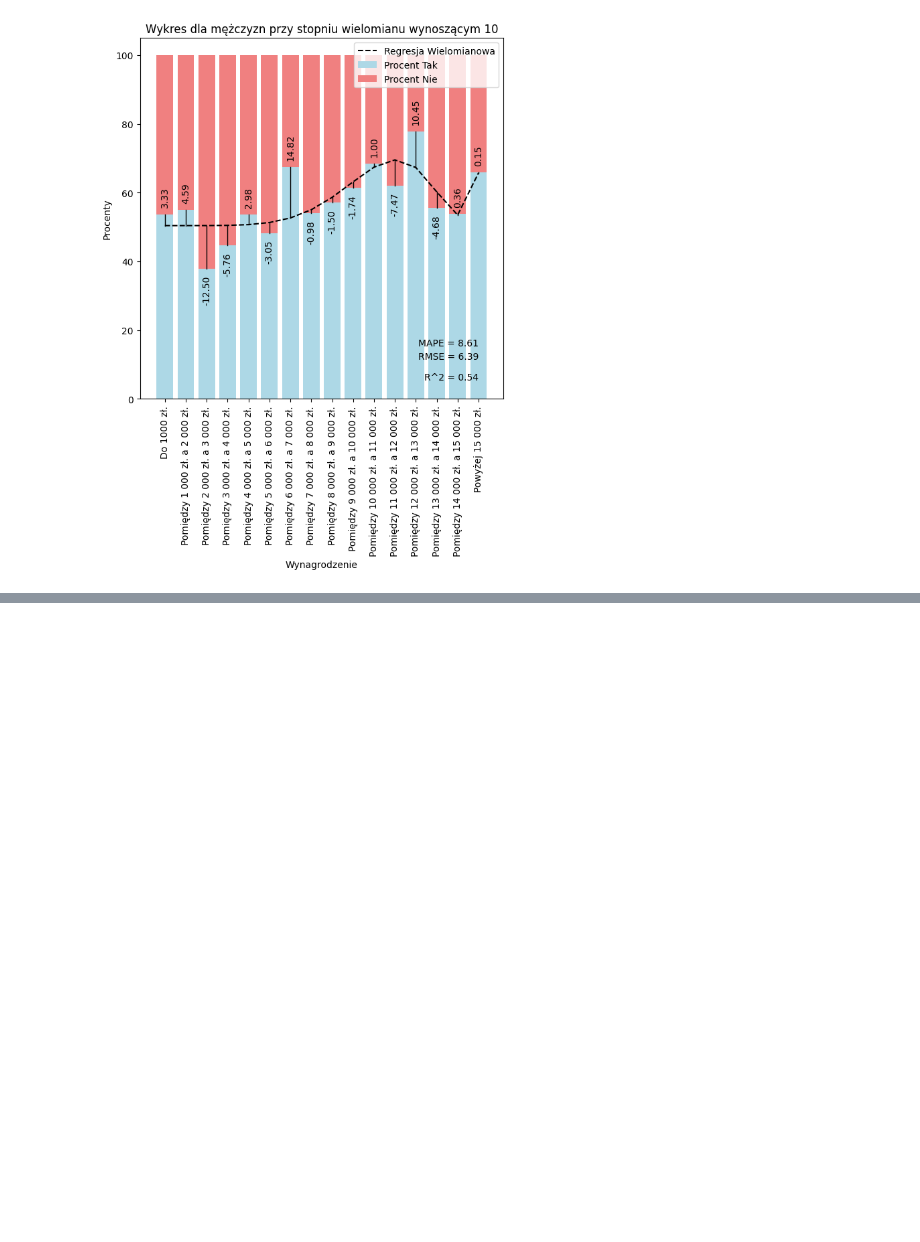
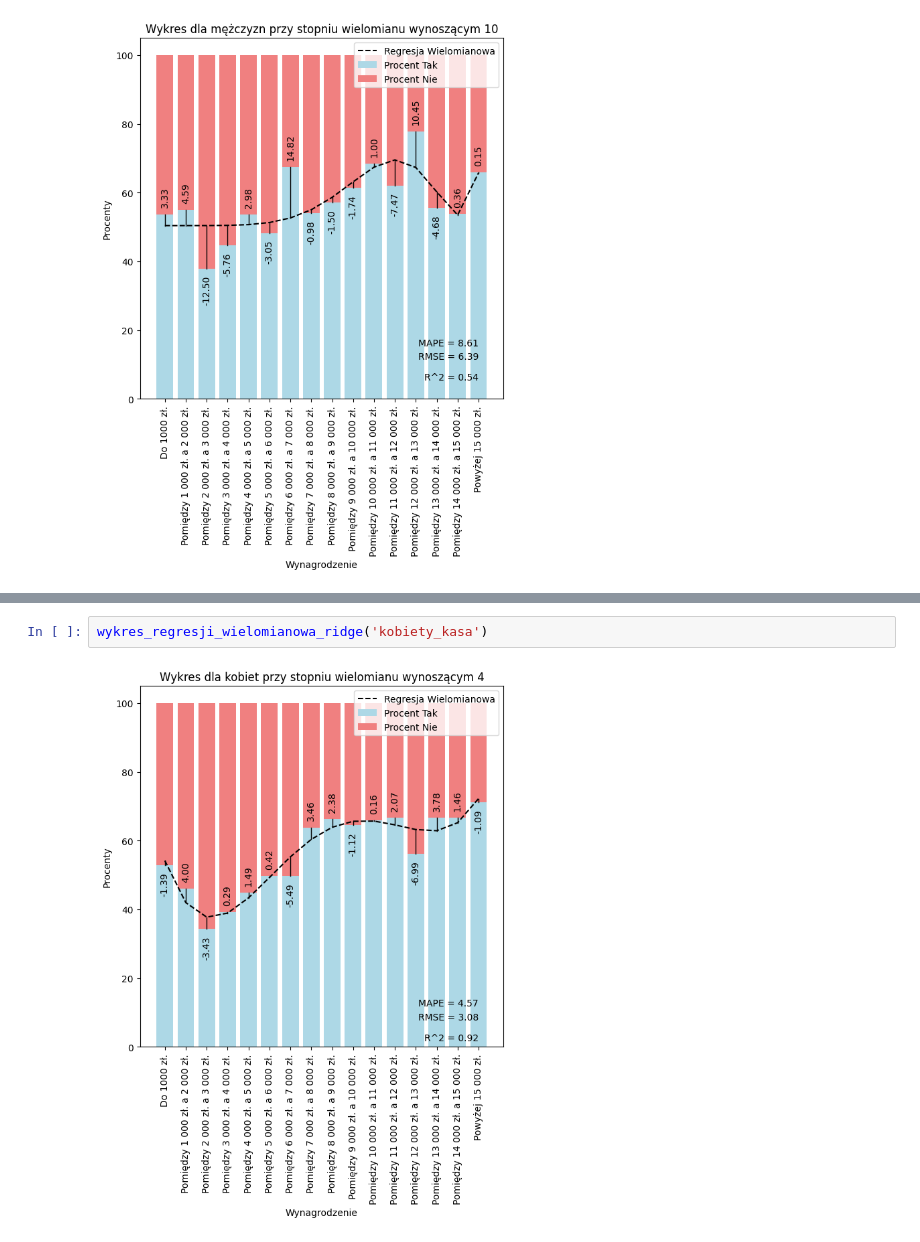
Before and after one commit to oskar-kaluza-pjatk/1_semestr_EWD_Prezentacja, a Jupyter notebook: EWD_prezentacja.ipynb, the cells around one changed output, grey strips where cells are left out. Cells and saved outputs as stored; diff of their text form; blank space fills up the shorter version.

```diff
--- a/EWD_prezentacja.ipynb
+++ b/EWD_prezentacja.ipynb
@@ -472,0 +542,4 @@ wykres_regresji_wielomianowej('mezczyzna_kasa')
+# %%
+wykres_regresji_wielomianowa_ridge('kobiety_kasa')
+# %% [output]
+[figure, added]
```
Also changed, not shown: parts of 10 cells of this notebook.
